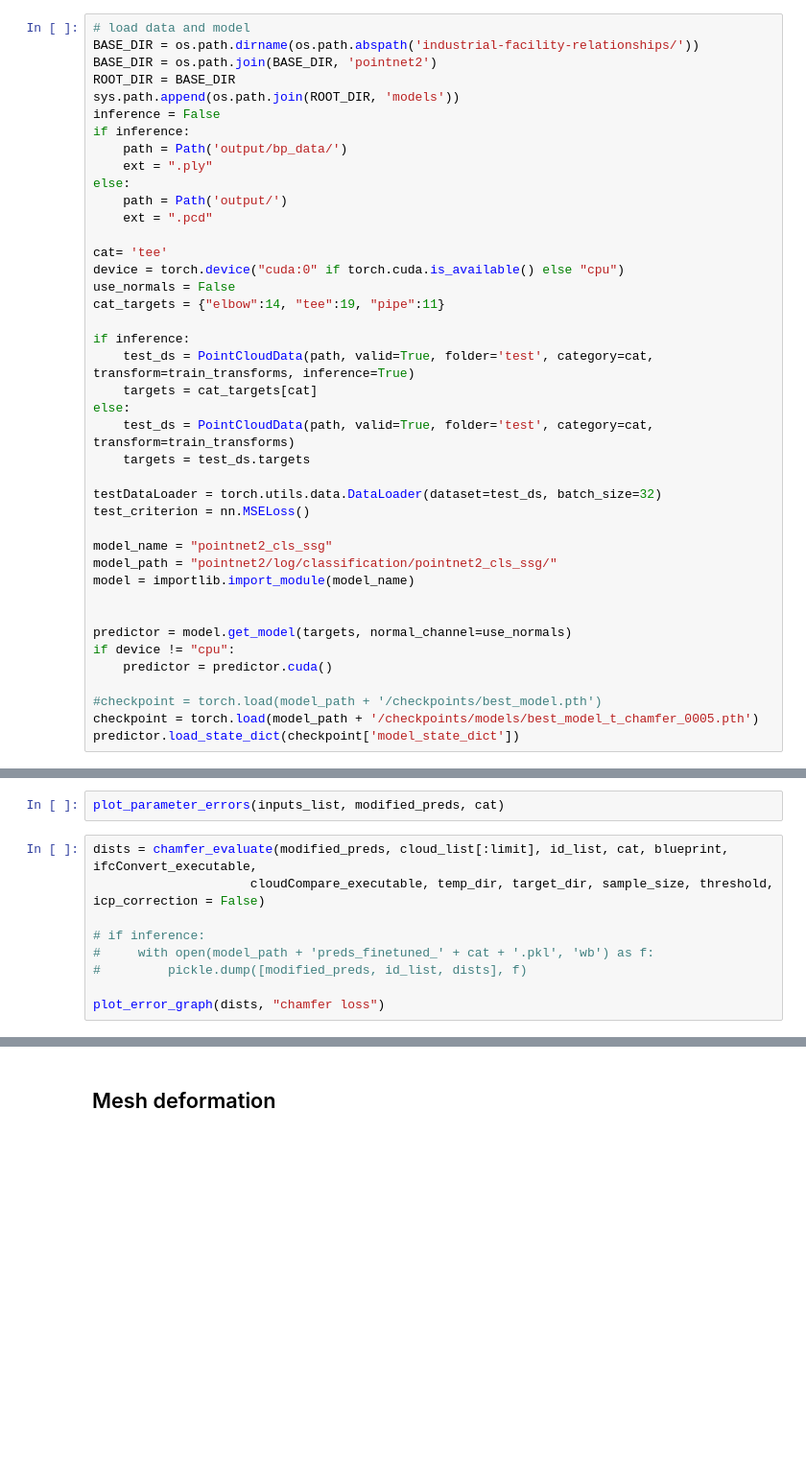
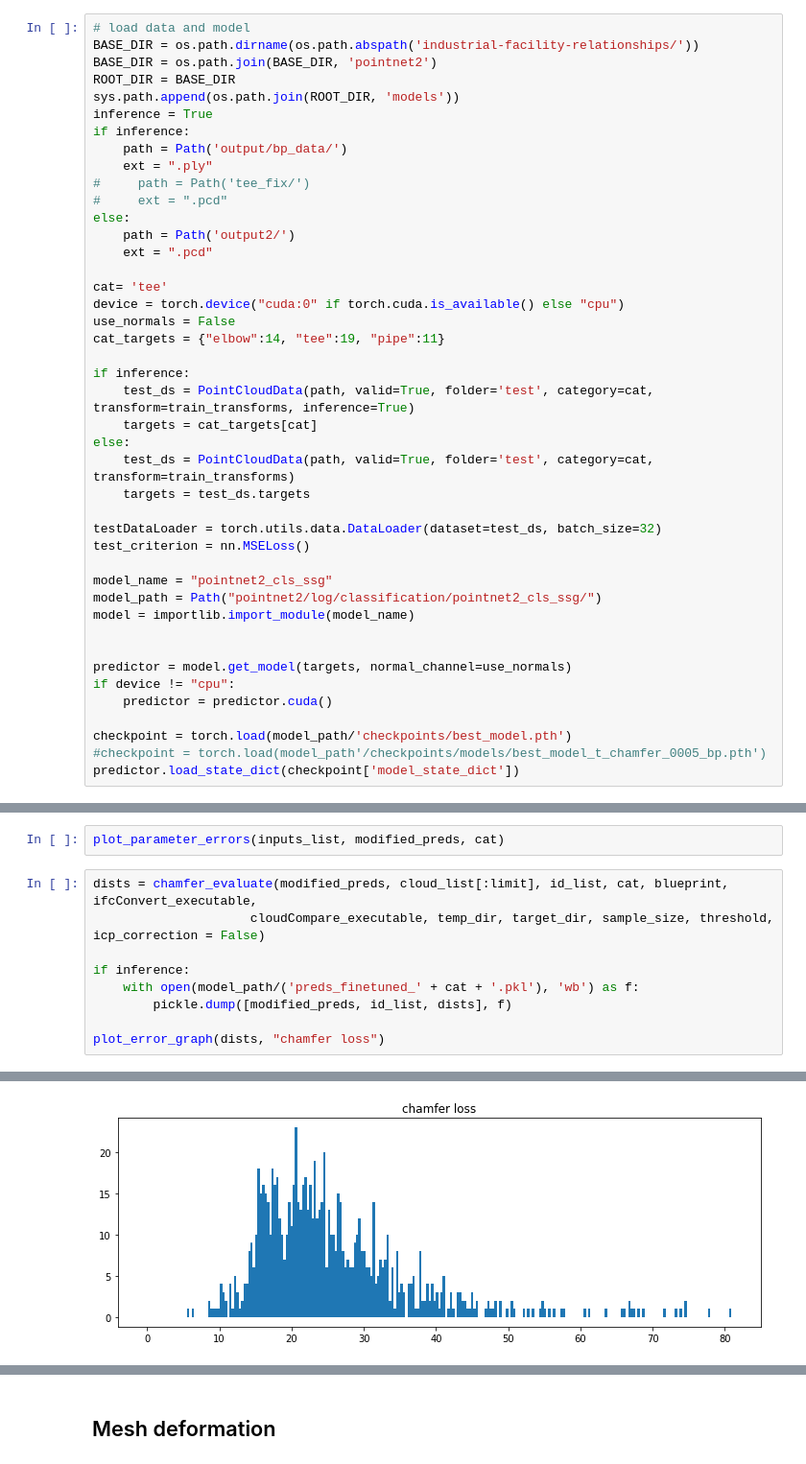
Before and after one commit to haritha-j/ifcopenshell-notebooks, a Jupyter notebook: Elements.ipynb, the cells around one changed output, grey strips where cells are left out. Shown at 96% size. Drawn from its saved outputs; the diff is of its cells as text; blank space fills up the shorter version.

```diff
--- a/Elements.ipynb
+++ b/Elements.ipynb
@@ -67,12 +72,14 @@ BASE_DIR = os.path.dirname(os.path.abspath('industrial-facility-relationships/')
 BASE_DIR = os.path.join(BASE_DIR, 'pointnet2')
 ROOT_DIR = BASE_DIR
 sys.path.append(os.path.join(ROOT_DIR, 'models'))
-inference = False
+inference = True
 if inference:
     path = Path('output/bp_data/')
     ext = ".ply"
+#     path = Path('tee_fix/')
+#     ext = ".pcd"
 else:
-    path = Path('output/')
+    path = Path('output2/')
     ext = ".pcd"
 
 cat= 'tee'
@@ -91,7 +98,7 @@ testDataLoader = torch.utils.data.DataLoader(dataset=test_ds, batch_size=32)
 test_criterion = nn.MSELoss()
 
 model_name = "pointnet2_cls_ssg"
-model_path = "pointnet2/log/classification/pointnet2_cls_ssg/"
+model_path = Path("pointnet2/log/classification/pointnet2_cls_ssg/")
 model = importlib.import_module(model_name)
 
 
@@ -99,6 +106,6 @@ predictor = model.get_model(targets, normal_channel=use_normals)
 if device != "cpu":
     predictor = predictor.cuda()
 
-#checkpoint = torch.load(model_path + '/checkpoints/best_model.pth')
-checkpoint = torch.load(model_path + '/checkpoints/models/best_model_t_chamfer_0005.pth')
+checkpoint = torch.load(model_path/'checkpoints/best_model.pth')
+#checkpoint = torch.load(model_path'/checkpoints/models/best_model_t_chamfer_0005_bp.pth')
 predictor.load_state_dict(checkpoint['model_state_dict'])
@@ -433,8 +557,9 @@ plot_parameter_errors(inputs_list, modified_preds, cat)
 dists = chamfer_evaluate(modified_preds, cloud_list[:limit], id_list, cat, blueprint,  ifcConvert_executable,
                      cloudCompare_executable, temp_dir, target_dir, sample_size, threshold, icp_correction = False)
 
-# if inference:
-#     with open(model_path + 'preds_finetuned_' + cat + '.pkl', 'wb') as f:
-#         pickle.dump([modified_preds, id_list, dists], f)
+if inference:
+    with open(model_path/('preds_finetuned_' + cat + '.pkl'), 'wb') as f:
+        pickle.dump([modified_preds, id_list, dists], f)
 
 plot_error_graph(dists, "chamfer loss")
+# %% [output]
@@ -440,0 +583 @@ plot_error_graph(dists, "chamfer loss")
+[figure, added]
```
Also changed, not shown: parts of 17 cells of this notebook, 9 other files.
